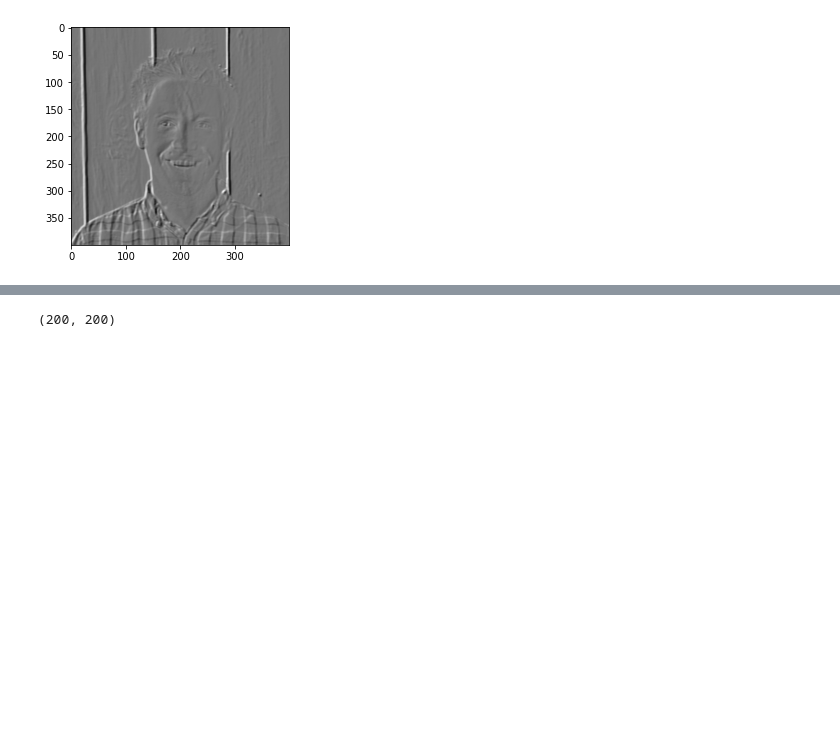
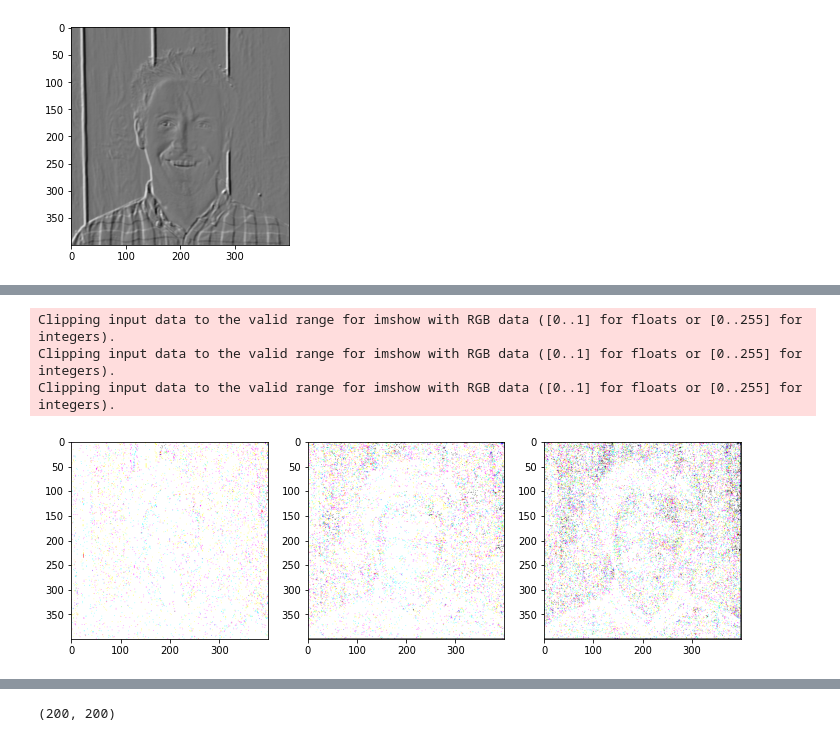
Before and after one commit to skhabiri/DS-Unit-4-Sprint-3-Deep-Learning, a Jupyter notebook: module2-convolutional-neural-networks/cnn-432.ipynb, the cells around one changed output, grey strips where cells are left out. Saved outputs shown, nothing was run; the diff lists cells and outputs as text; code cells hidden in the pictures; blank space fills up the shorter version.

```diff
--- a/module2-convolutional-neural-networks/cnn-432.ipynb
+++ b/module2-convolutional-neural-networks/cnn-432.ipynb
@@ -146,3 +218,22 @@ plt.imshow(austen_edges, cmap='gray')
+# %%
+austen_edges_horzC = np.zeros((400, 400, 3))
+austen_edges_vertC = np.zeros((400, 400, 3))
+austen_edges_diagC = np.zeros((400, 400, 3))
+
+for i in range(3):
+    austen_edges_horzC[:,:,i] = nd.convolve(austen[:,:,i], horizontal_edge_convolution)
+    austen_edges_vertC[:,:,i] = nd.convolve(austen[:,:,i], vertical_edge_convolution)
+    austen_edges_diagC[:,:,i] = nd.convolve(austen[:,:,i], diag_edge_convolution)
+
+fig, axes = plt.subplots(figsize=(12,4))
+plt.subplot(1,3, 1).imshow(austen_edges_vertC);
+plt.subplot(1,3, 2).imshow(austen_edges_horzC);
+plt.subplot(1,3, 3).imshow(austen_edges_diagC);
+# %% [output]
+Clipping input data to the valid range for imshow with RGB data ([0..1] for floats or [0..255] for integers).
+Clipping input data to the valid range for imshow with RGB data ([0..1] for floats or [0..255] for integers).
+Clipping input data to the valid range for imshow with RGB data ([0..1] for floats or [0..255] for integers).
+[figure, added]
 # %% [markdown]
 ### Pooling Layer
 
```
Also changed, not shown: parts of 58 cells of this notebook, 6 other files.
